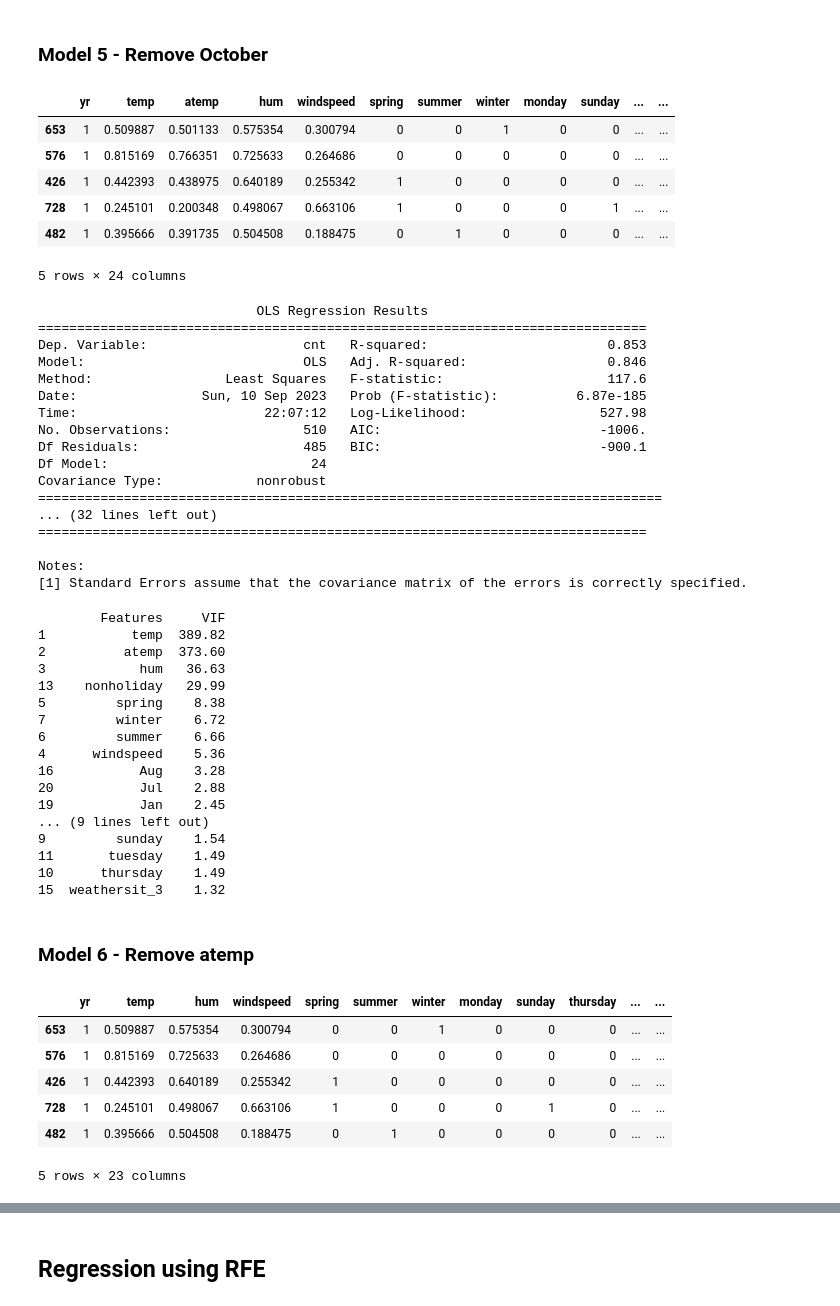
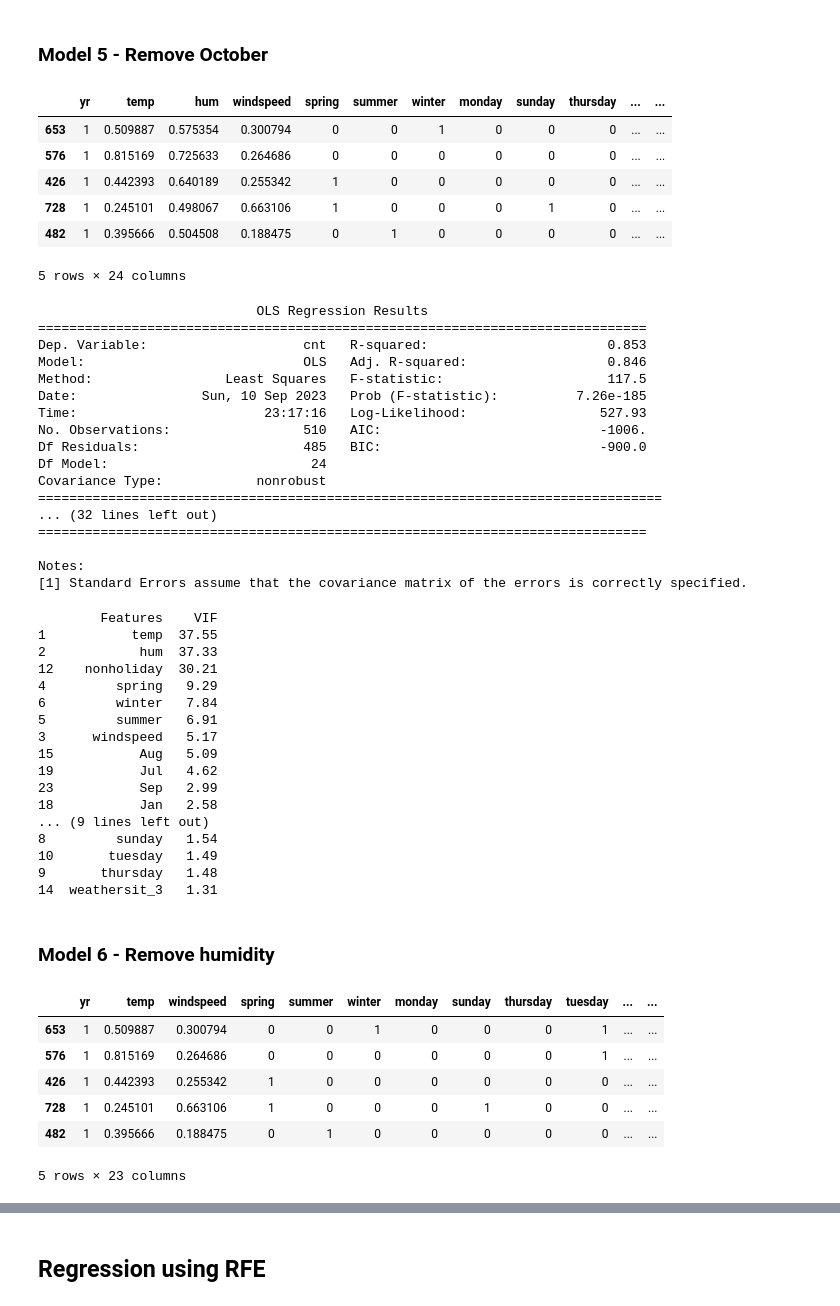
Before and after one commit to ncjanardhan-outlook/ncjpersonal, a Jupyter notebook: Linear Regression Assignment/Linear Regression Assignment - Boom Bikes.ipynb, the cells around one changed output, grey strips where cells are left out. Drawn from its saved outputs; the diff is of its cells as text; code cells hidden in the pictures.

```diff
--- a/Linear Regression Assignment/Linear Regression Assignment - Boom Bikes.ipynb
+++ b/Linear Regression Assignment/Linear Regression Assignment - Boom Bikes.ipynb
@@ -268,5 +268,5 @@ Remove the variable "Mar" as it has high p-value
 # %%
-X_train_model_2 = X_train_model_1.drop('Mar', 1)
+X_train_model_2 = X_train_model_1.drop('atemp', 1)
 
 X_train_model_2.head()
 # %% [output]
@@ -324,5 +324,5 @@ Calculate_VIF(X_train_model_2)
 # %%
-X_train_model_3 = X_train_model_2.drop('Jun', 1)
+X_train_model_3 = X_train_model_2.drop('Mar', 1)
 
 X_train_model_3.head()
 # %% [output]
@@ -438,12 +438,12 @@ X_train_model_5 = X_train_model_4.drop('Oct', 1)
 
 X_train_model_5.head()
 # %% [output]
-|  | yr | temp | atemp | hum | windspeed | spring | summer | winter | monday | sunday | ... | ... |
-| 653 | 1 | 0.509887 | 0.501133 | 0.575354 | 0.300794 | 0 | 0 | 1 | 0 | 0 | ... | ... |
-| 576 | 1 | 0.815169 | 0.766351 | 0.725633 | 0.264686 | 0 | 0 | 0 | 0 | 0 | ... | ... |
-| 426 | 1 | 0.442393 | 0.438975 | 0.640189 | 0.255342 | 1 | 0 | 0 | 0 | 0 | ... | ... |
-| 728 | 1 | 0.245101 | 0.200348 | 0.498067 | 0.663106 | 1 | 0 | 0 | 0 | 1 | ... | ... |
-| 482 | 1 | 0.395666 | 0.391735 | 0.504508 | 0.188475 | 0 | 1 | 0 | 0 | 0 | ... | ... |
+|  | yr | temp | hum | windspeed | spring | summer | winter | monday | sunday | thursday | ... | ... |
+| 653 | 1 | 0.509887 | 0.575354 | 0.300794 | 0 | 0 | 1 | 0 | 0 | 0 | ... | ... |
+| 576 | 1 | 0.815169 | 0.725633 | 0.264686 | 0 | 0 | 0 | 0 | 0 | 0 | ... | ... |
+| 426 | 1 | 0.442393 | 0.640189 | 0.255342 | 1 | 0 | 0 | 0 | 0 | 0 | ... | ... |
+| 728 | 1 | 0.245101 | 0.498067 | 0.663106 | 1 | 0 | 0 | 0 | 1 | 0 | ... | ... |
+| 482 | 1 | 0.395666 | 0.504508 | 0.188475 | 0 | 1 | 0 | 0 | 0 | 0 | ... | ... |
 5 rows × 24 columns
 # %%
 lr_model_5 = ConstructLinearRegressionModel(X_train_model_5, y_train)
@@ -454,11 +454,11 @@ print(lr_model_5.summary())
 ==============================================================================
 Dep. Variable:                    cnt   R-squared:                       0.853
 Model:                            OLS   Adj. R-squared:                  0.846
-Method:                 Least Squares   F-statistic:                     117.6
-Date:                Sun, 10 Sep 2023   Prob (F-statistic):          6.87e-185
-Time:                        22:07:12   Log-Likelihood:                 527.98
+Method:                 Least Squares   F-statistic:                     117.5
+Date:                Sun, 10 Sep 2023   Prob (F-statistic):          7.26e-185
+Time:                        23:17:16   Log-Likelihood:                 527.93
 No. Observations:                 510   AIC:                            -1006.
-Df Residuals:                     485   BIC:                            -900.1
+Df Residuals:                     485   BIC:                            -900.0
 Df Model:                          24
 Covariance Type:            nonrobust
 ================================================================================
@@ -470,36 +470,36 @@ Notes:
 # %%
 Calculate_VIF(X_train_model_5)
 # %% [output]
-        Features     VIF
-1           temp  389.82
-2          atemp  373.60
-3            hum   36.63
-13    nonholiday   29.99
-5         spring    8.38
-7         winter    6.72
-6         summer    6.66
-4      windspeed    5.36
-16           Aug    3.28
-20           Jul    2.88
-19           Jan    2.45
+        Features    VIF
+1           temp  37.55
+2            hum  37.33
+12    nonholiday  30.21
+4         spring   9.29
+6         winter   7.84
+5         summer   6.91
+3      windspeed   5.17
+15           Aug   5.09
+19           Jul   4.62
+23           Sep   2.99
+18           Jan   2.58
 ... (9 lines left out)
-9         sunday    1.54
-11       tuesday    1.49
-10      thursday    1.49
-15  weathersit_3    1.32
+8         sunday   1.54
+10       tuesday   1.49
+9       thursday   1.48
+14  weathersit_3   1.31
 # %% [markdown]
-### Model 6 - Remove atemp
+### Model 6 - Remove humidity
 # %%
-X_train_model_6 = X_train_model_5.drop('atemp', 1)
+X_train_model_6 = X_train_model_5.drop('hum', 1)
 
 X_train_model_6.head()
 # %% [output]
-|  | yr | temp | hum | windspeed | spring | summer | winter | monday | sunday | thursday | ... | ... |
-| 653 | 1 | 0.509887 | 0.575354 | 0.300794 | 0 | 0 | 1 | 0 | 0 | 0 | ... | ... |
-| 576 | 1 | 0.815169 | 0.725633 | 0.264686 | 0 | 0 | 0 | 0 | 0 | 0 | ... | ... |
-| 426 | 1 | 0.442393 | 0.640189 | 0.255342 | 1 | 0 | 0 | 0 | 0 | 0 | ... | ... |
-| 728 | 1 | 0.245101 | 0.498067 | 0.663106 | 1 | 0 | 0 | 0 | 1 | 0 | ... | ... |
-| 482 | 1 | 0.395666 | 0.504508 | 0.188475 | 0 | 1 | 0 | 0 | 0 | 0 | ... | ... |
+|  | yr | temp | windspeed | spring | summer | winter | monday | sunday | thursday | tuesday | ... | ... |
+| 653 | 1 | 0.509887 | 0.300794 | 0 | 0 | 1 | 0 | 0 | 0 | 1 | ... | ... |
+| 576 | 1 | 0.815169 | 0.264686 | 0 | 0 | 0 | 0 | 0 | 0 | 1 | ... | ... |
+| 426 | 1 | 0.442393 | 0.255342 | 1 | 0 | 0 | 0 | 0 | 0 | 0 | ... | ... |
+| 728 | 1 | 0.245101 | 0.663106 | 1 | 0 | 0 | 0 | 1 | 0 | 0 | ... | ... |
+| 482 | 1 | 0.395666 | 0.188475 | 0 | 1 | 0 | 0 | 0 | 0 | 0 | ... | ... |
 5 rows × 23 columns
 # %%
 lr_model_6 = ConstructLinearRegressionModel(X_train_model_6, y_train)
```
Also changed, not shown: parts of 25 cells of this notebook.
